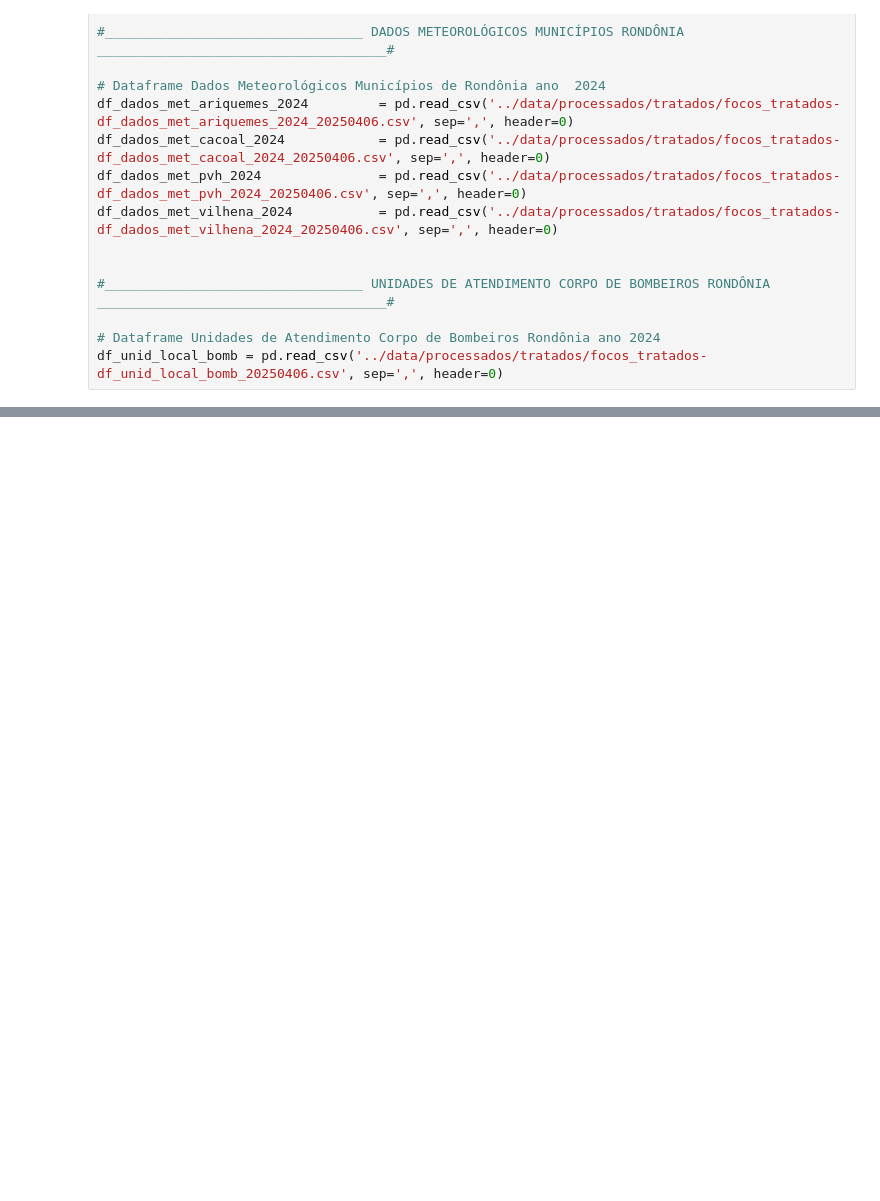
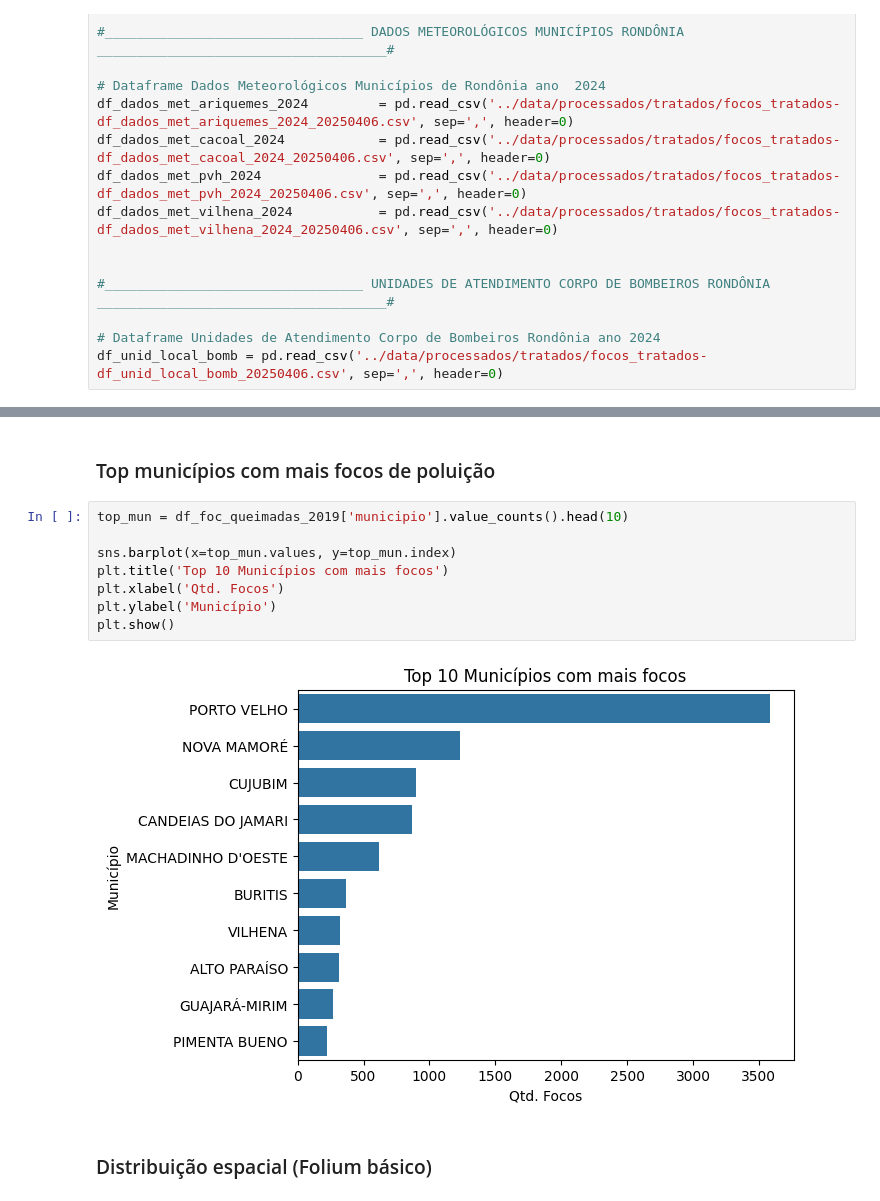
Before and after one commit to 6xAs/sentinela-ambiental, a Jupyter notebook: Notebooks/3_analise_exploratoria_EDA.ipynb, the cells around one changed output, grey strips where cells are left out. Cells and saved outputs as stored; diff of their text form; blank space fills up the shorter version.

```diff
--- a/Notebooks/3_analise_exploratoria_EDA.ipynb
+++ b/Notebooks/3_analise_exploratoria_EDA.ipynb
@@ -87,0 +143,14 @@ ___
+# %% [markdown]
+### Top municípios com mais focos de poluição
+# %%
+top_mun = df_foc_queimadas_2019['municipio'].value_counts().head(10)
+
+sns.barplot(x=top_mun.values, y=top_mun.index)
+plt.title('Top 10 Municípios com mais focos')
+plt.xlabel('Qtd. Focos')
+plt.ylabel('Município')
+plt.show()
+# %% [output]
+[figure, added]
+# %% [markdown]
+### Distribuição espacial (Folium básico)
```
Also changed, not shown: parts of 16 cells of this notebook, 2 other files.
